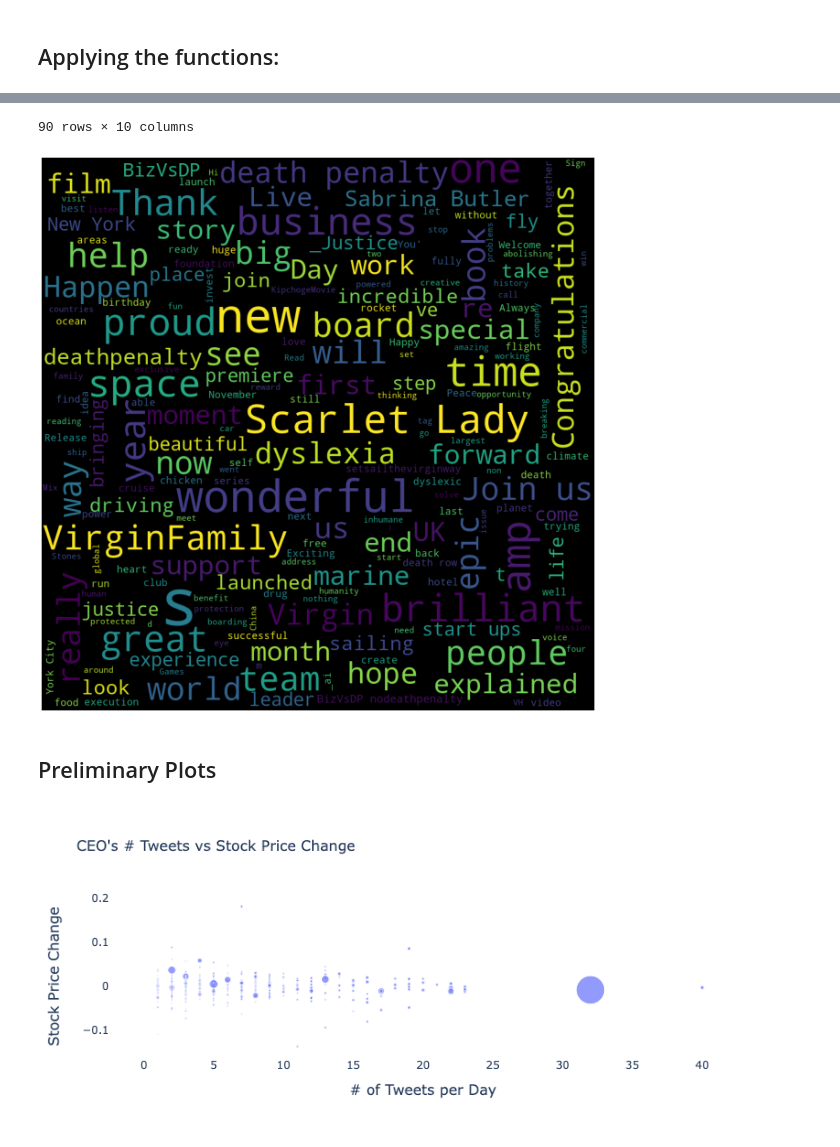
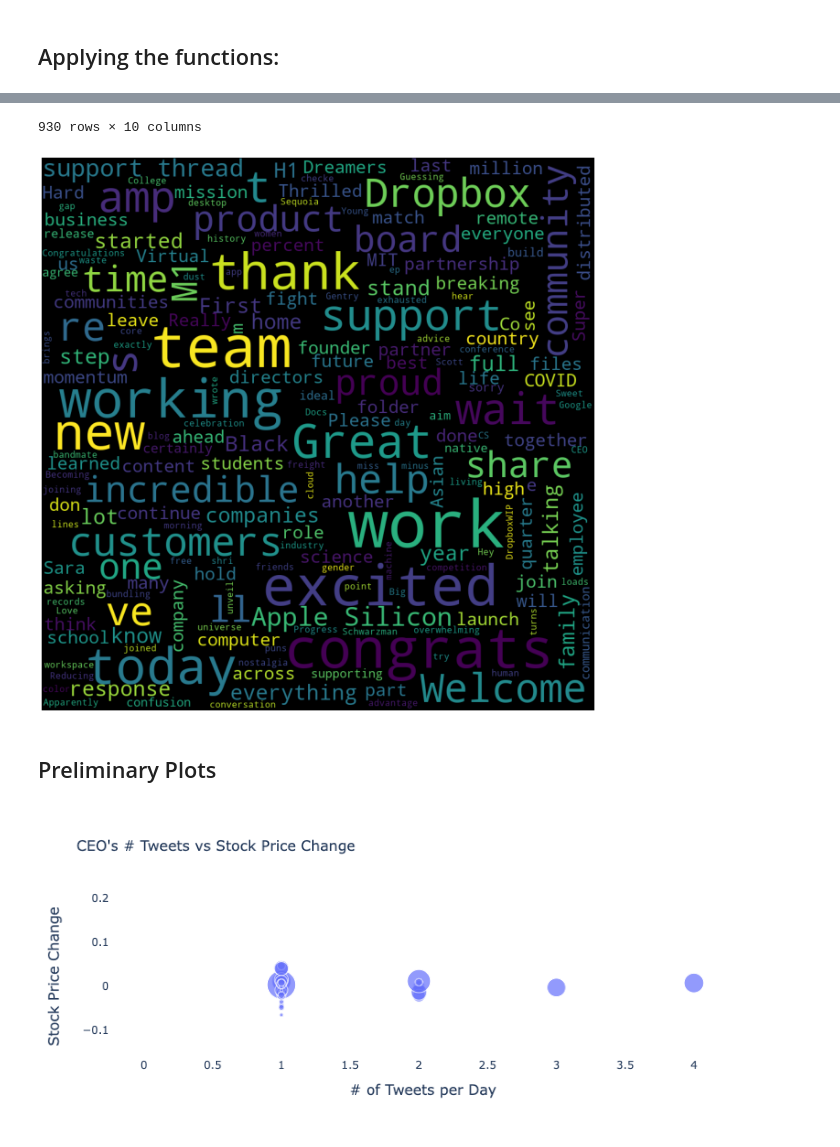
Before and after one commit to NB-01/twitter, a Jupyter notebook: data_cleaning_mu.ipynb, the cells around one changed output, grey strips where cells are left out. Saved outputs shown, nothing was run; the diff lists cells and outputs as text; code cells hidden in the pictures.

Commit message:
processed data and images

```diff
--- a/data_cleaning_mu.ipynb
+++ b/data_cleaning_mu.ipynb
@@ -127,11 +127,13 @@ def Word_Cloud(df_stock_tweets,ceo_name):
 # %% [markdown]
 ## Applying the functions:
 # %%
-ceo_tweets = Tweet_Clean("data/raw/elonmusk.csv")
-stock_df = Stock_Clean("data/raw/TSLA.csv")
+ceo_name = 'drewhouston'
+stock_code = 'DBX'
+
+ceo_tweets = Tweet_Clean("data/raw/"+ceo_name+".csv")
+stock_df = Stock_Clean("data/raw/"+stock_code+".csv")
 df_stock_tweets = Merging_dfs(stock_df,ceo_tweets)
-df_stock_tweets.to_csv('data/processed/elonmusk_cleaned.csv', index=False)
-ceo_name = 'elonmusk'
+df_stock_tweets.to_csv('data/processed/'+ceo_name+'_cleaned.csv', index=False)
 Word_Cloud(df_stock_tweets,ceo_name);
 df_stock_tweets
 # %% [output]
@@ -150,5 +152,5 @@ df_stock_tweets
-90 rows × 10 columns
+930 rows × 10 columns
-[figure, old version]
+[figure, new version]
 # %% [markdown]
 ## Preliminary Plots
 # %%
@@ -173,7 +175,7 @@ fig.update_layout(
 )
 fig.show()
 # %% [output]
-[figure, old version]
+[figure, new version]
 # %%
 fig = go.Figure()
 _ = fig.add_trace(go.Scatter(
```
Also changed, not shown: parts of 3 cells of this notebook, 9 other files.
